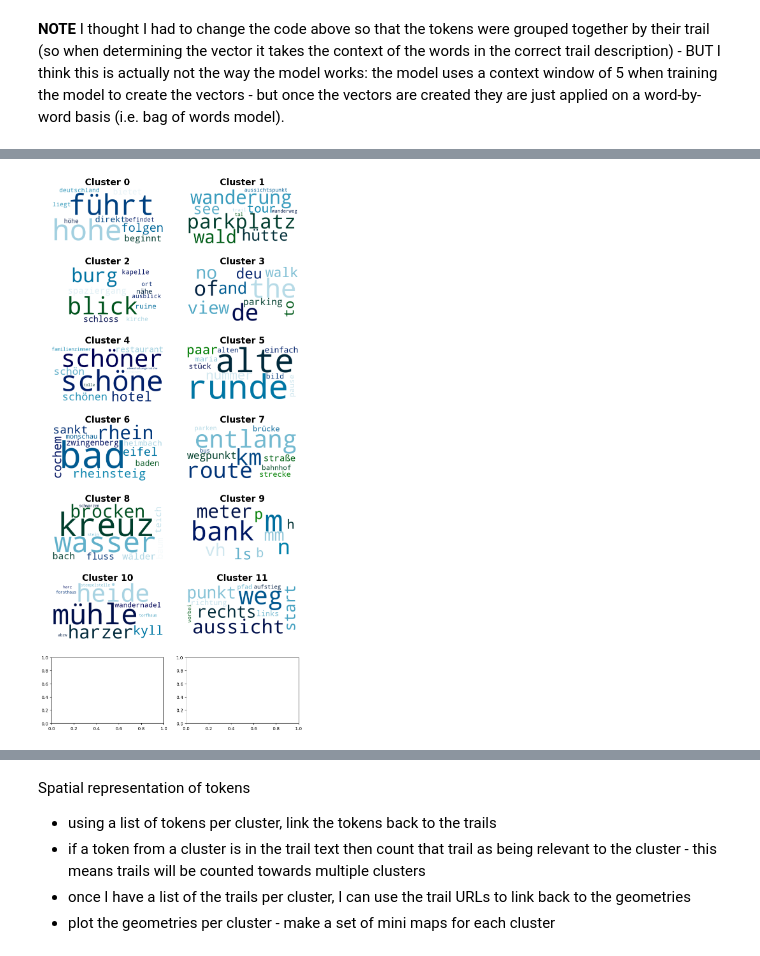
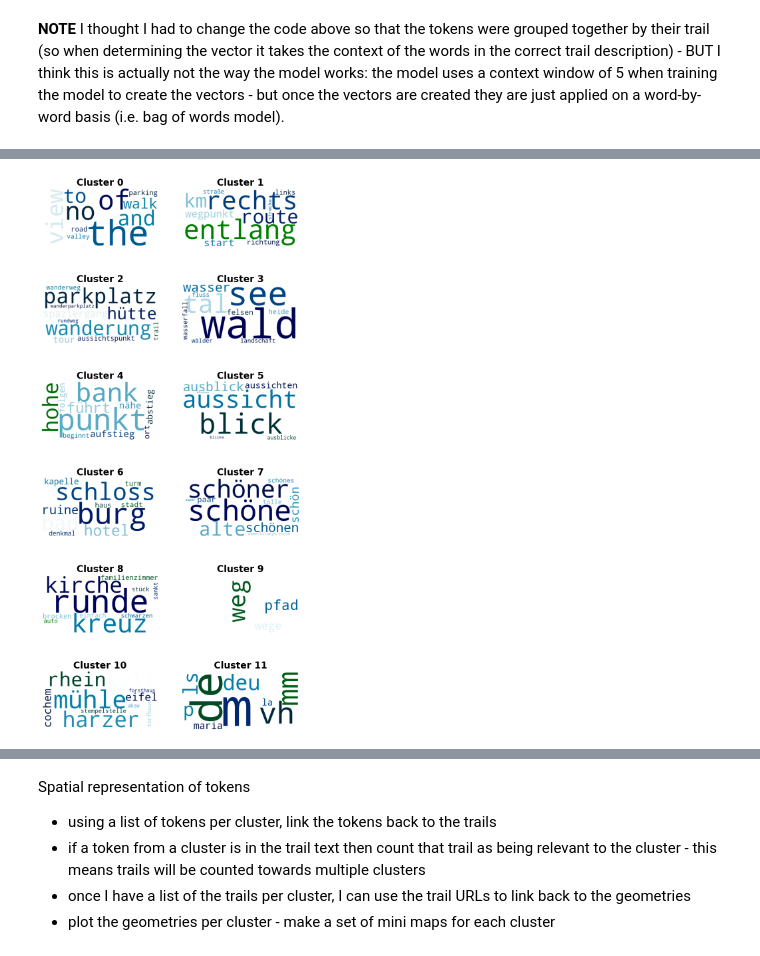
Before and after one commit to n-mo92/nm_forest_thesis, a Jupyter notebook: rq2_step2_text_analysis.ipynb, the cells around one changed output, grey strips where cells are left out. Cells and saved outputs as stored; diff of their text form; code cells hidden in the pictures.

Commit message:
stablise clusters

```diff
--- a/rq2_step2_text_analysis.ipynb
+++ b/rq2_step2_text_analysis.ipynb
@@ -391,8 +457,10 @@ pickle.dump(filtered_tokens_lc_c6, open("./processing/final_tokens_c6.p", "wb"))
 # %%
-# STEP 4: LOAD FINALISED TOKENS
-filtered_tokens_lc_c3 = pickle.load(open("./processing/final_tokens_c3.p", "rb"))
-filtered_tokens_lc_c45 = pickle.load(open("./processing/final_tokens_c45.p", "rb"))
-filtered_tokens_lc_c6 = pickle.load(open("./processing/final_tokens_c6.p", "rb"))
+# STEP 4: LOAD FINALISED TOKENS - ONLY NATURA ONES
+
+# From this point on, I only work with the tokens for Natura trails
+filtered_tokens_nat_c3 = pickle.load(open("./processing/final_tokens_nat_c3.p", "rb"))
+filtered_tokens_nat_c45 = pickle.load(open("./processing/final_tokens_nat_c45.p", "rb"))
+filtered_tokens_nat_c6 = pickle.load(open("./processing/final_tokens_nat_c6.p", "rb"))
 # %% [markdown]
 After this point, I don't need to keep the tokens separated by class, so I simply merge them into one big list.
 # %%
@@ -564,0 +639,13 @@ Resources
+# %%
+# STEP 6.1: NORMALISE & REDUCE DIMENSIONS
+
+# Normalising the vectors means they will behave like cosine distance when input to kmeans
+normalised_vectors = normalize(vectors)
+
+# Reduce the dimensions of the vectors while retaining 90% of the variance
+pca_90 = PCA(n_components=0.90)
+reduced_90_vectors = pca_90.fit_transform(normalised_vectors)
+
+# Check the reduction in dimensions
+print(f"Original dimensions: {normalised_vectors.shape[1]}")
+print(f"Dimensions retaining 90% of variance: {reduced_90_vectors.shape[1]}")
@@ -565,5 +661,5 @@ Resources
 # %%
-# STEP 6: DETERMINE NUMBER OF CLUSTERS
+# STEP 6.2: DETERMINE NUMBER OF CLUSTERS
 
 # Create empty list for intertias (within cluster sum of squares)
 inertias = []
@@ -571,8 +667,8 @@ inertias = []
 # Test kmeans intertias/within ss for 2-40 clusters
 # Random state needed for reproducible results
 for k in range(2,41):
-  kmeans = KMeans(n_clusters=k, max_iter=200, random_state=47)
-  kmeans.fit(normalised_vectors)
+  kmeans = KMeans(n_clusters=k, max_iter=200, random_state=67)
+  kmeans.fit(reduced_90_vectors)
   inertias.append(kmeans.inertia_)
 
 # Generate the elbow plot
@@ -587,13 +683,14 @@ plt.show()
 # %%
-# STEP 6: GENERATE CLUSTERS WITH KMEANS
+# STEP 6.3: GENERATE CLUSTERS WITH KMEANS
 
 # Define number of clusters based on elbow plot
 n_clusters = 12
 
 # Generate kmeans clusters and labels
-# Random state needed for stable clusters
-kmeans = KMeans(n_clusters=n_clusters, random_state=5287)
-kmeans.fit(normalised_vectors)
+# n_init of 50 seems to help make the clusters more stable
+# Random state needed for reproducible clusters
+kmeans = KMeans(n_clusters=n_clusters, n_init=50, random_state=7)
+kmeans.fit(reduced_90_vectors)
 labels = kmeans.labels_
 
 # Create a df with the cluster number for each token contained in the model
@@ -622,5 +726,5 @@ pickle.dump(token_cluster_all, open("./processing/token_cluster_all.p", "wb"))
 # %%
-# STEP 6: CLUSTER WORD CLOUDS
+# STEP 6.4: WORD CLOUDS
 
 # Create a function to count the token frequencies for each cluster
 def get_cluster_freq(df, clus_num):
@@ -642,33 +746,33 @@ for clus_num in range(12):
                    colormap='ocean',
                    max_words=10).generate_from_frequencies(freqs)
     all_wc.append(wc)
 
 # Create custom titles
 all_titles = ["Cluster 0", "Cluster 1",
               "Cluster 2",  "Cluster 3",
               "Cluster 4", "Cluster 5",
               "Cluster 6", "Cluster 7",
               "Cluster 8", "Cluster 9",
               "Cluster 10", "Cluster 11",
               "Cluster 12", "Cluster 13"]
 
 # Create a figure with subplots
-fig, axes = plt.subplots(nrows=7, ncols=2, figsize=(10, 22))
+fig, axes = plt.subplots(nrows=6, ncols=2, figsize=(10, 22))
 
 # Allows to iterate in 1 dimension
 axes = axes.flatten()
 
 # Iterate through word clouds and titles to plot
 for i, (wc, title) in enumerate(zip(all_wc, all_titles)):
     axes[i].imshow(wc)
     axes[i].axis('off')
     axes[i].set_title(title, fontsize=20, fontweight="bold")
 
 # Save the figure (this needs to go before plt.show otherwise saved output is blank)
 plt.savefig('./outputs/figures/rq2_word_clouds.png', bbox_inches='tight')
 
 # Display final figure
 plt.show()
 # %% [output]
-[figure, old version]
+[figure, new version]
 # %%
```
Also changed, not shown: parts of 40 cells of this notebook.
